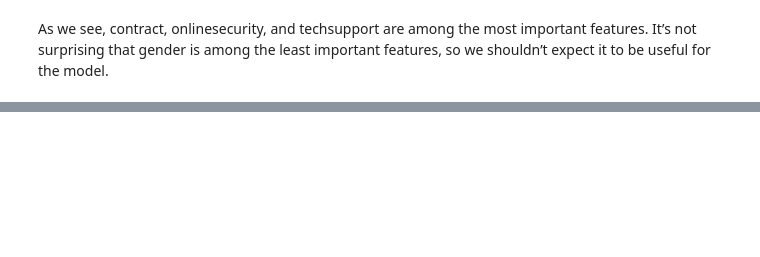
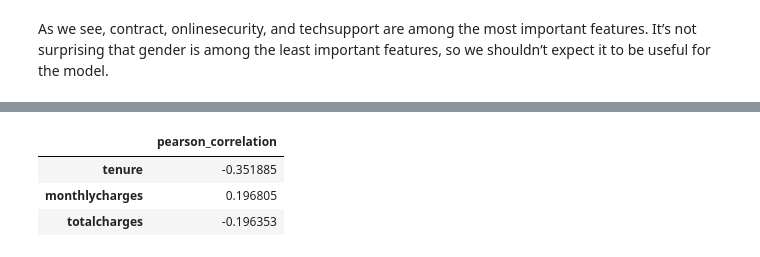
Before and after one commit to marcosbenicio/data-science, a Jupyter notebook: 02Classification/churn.ipynb, the cells around one changed output, grey strips where cells are left out. Drawn from its saved outputs; the diff is of its cells as text; code cells hidden in the pictures; blank space fills up the shorter version.

```diff
--- a/02Classification/churn.ipynb
+++ b/02Classification/churn.ipynb
@@ -540,0 +575,34 @@ important features. It’s not surprising that gender is among the least importa
+# %%
+def pearson_corr(x, y):
+    # Compute the means of X and Y
+    mean_x = x.agg(np.mean)
+    mean_y = y.agg(np.mean)
+
+    mean_x_values = mean_x.values
+    x_labels = mean_x.index
+    x_values = x.values
+
+    mean_y = y.agg(np.mean)
+    y_values = y.values.reshape(-1,1)
+
+    # Compute the covariance
+    cov_XY = np.mean((x_values - mean_x_values) * (y_values - mean_y), axis = 0)
+
+    # Compute the standard deviations
+    std_X = np.sqrt(np.mean((x_values - mean_x_values)**2, axis = 0))
+    std_Y = np.sqrt(np.mean((y_values - mean_y)**2, axis = 0))
+
+    # Compute the correlation
+    corr_XY = cov_XY / (std_X * std_Y)
+
+    # Create the DataFrame
+    corr_XY = pd.DataFrame(corr_XY, index=x_labels, columns=['pearson_correlation'])
+    return corr_XY
+# %%
+corr_XY = pearson_corr(df_train_full[numerical],df_train_full['churn'] )
+display(corr_XY)
+# %% [output]
+|  | pearson_correlation |
+| tenure | -0.351885 |
+| monthlycharges | 0.196805 |
+| totalcharges | -0.196353 |
```
Also changed, not shown: parts of 15 cells of this notebook.
